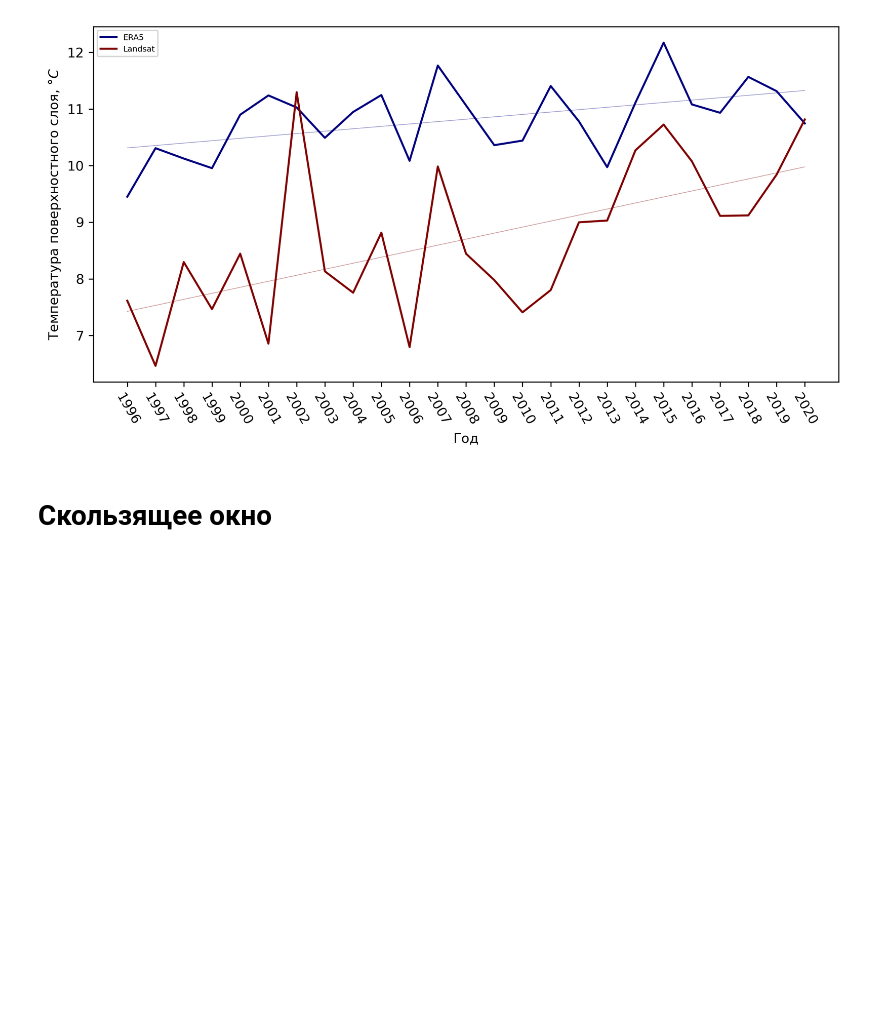
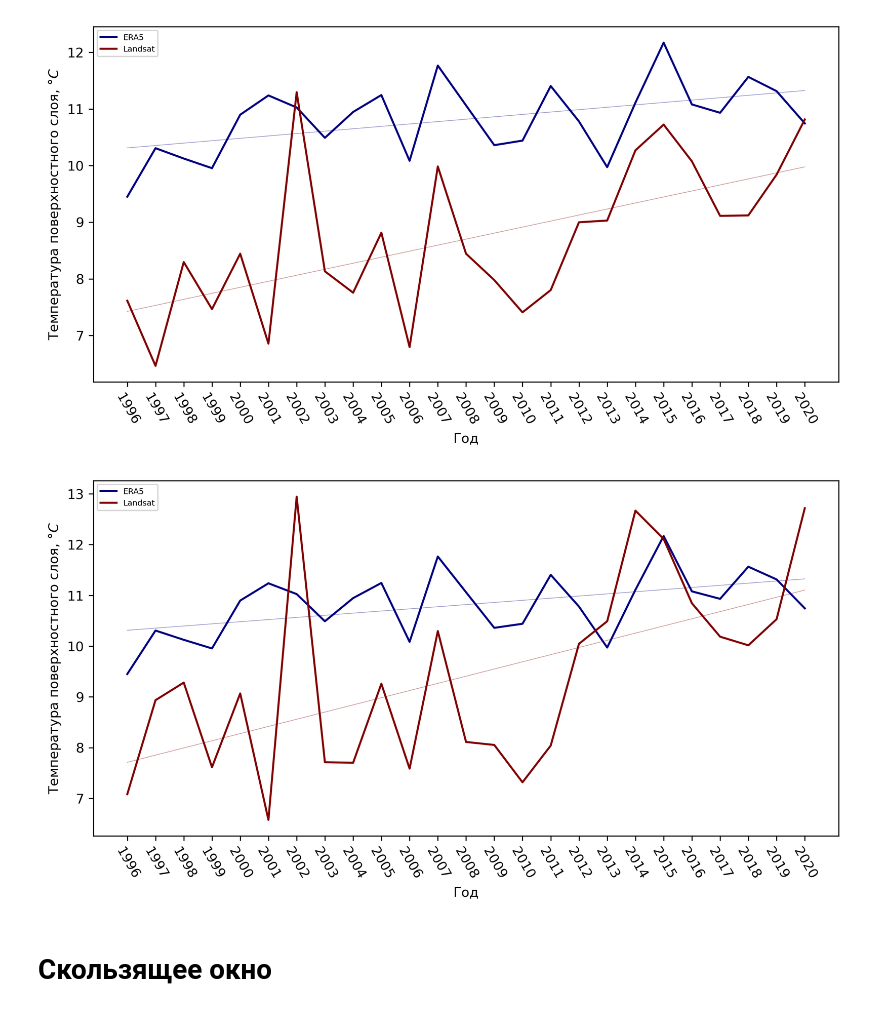
Before and after one commit to tobaffoon/baikal_vkr, a Jupyter notebook: Тренды/plot_global_trend.ipynb, the cells around one changed output. Drawn from its saved outputs; the diff is of its cells as text; code cells hidden in the pictures; blank space fills up the shorter version.

```diff
--- a/Тренды/plot_global_trend.ipynb
+++ b/Тренды/plot_global_trend.ipynb
@@ -300,6 +344,10 @@ plot_annual_mean_multiple(
 plot_annual_mean_multiple([lst_era5, lst_landsat], two_colors, ["ERA5", "Landsat"], "png/Landsat_ERA5_comparison.png")
 # %% [output]
 [figure]
+# %%
+plot_annual_mean_multiple([lst_era5, lst_landsat_filter], two_colors, ["ERA5", "Landsat"], "png/Landsat_filter_ERA5_comparison.png")
+# %% [output]
+[figure, added]
 # %% [markdown]
 # Скользящее окно
 # %%
```
Also changed, not shown: parts of 7 cells of this notebook, 25 other files.
